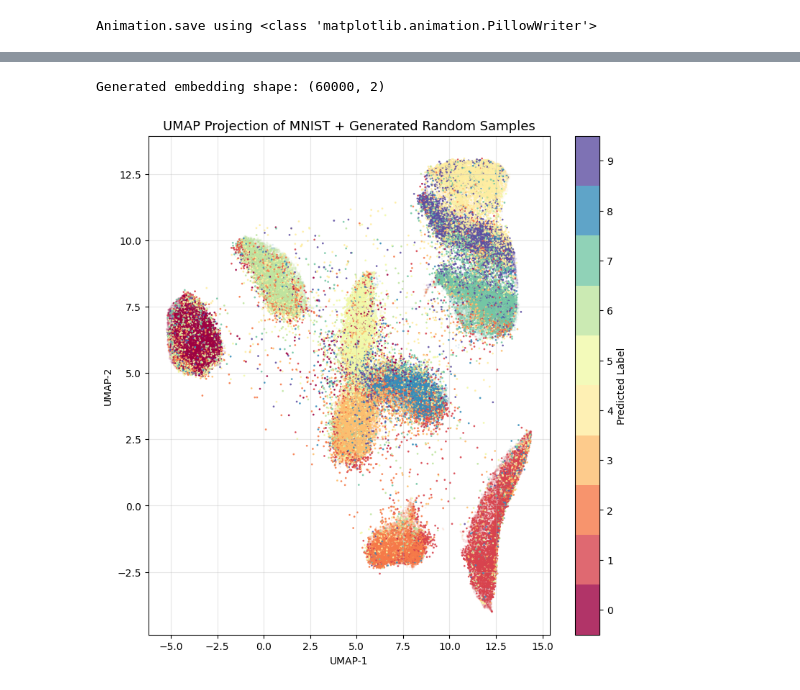
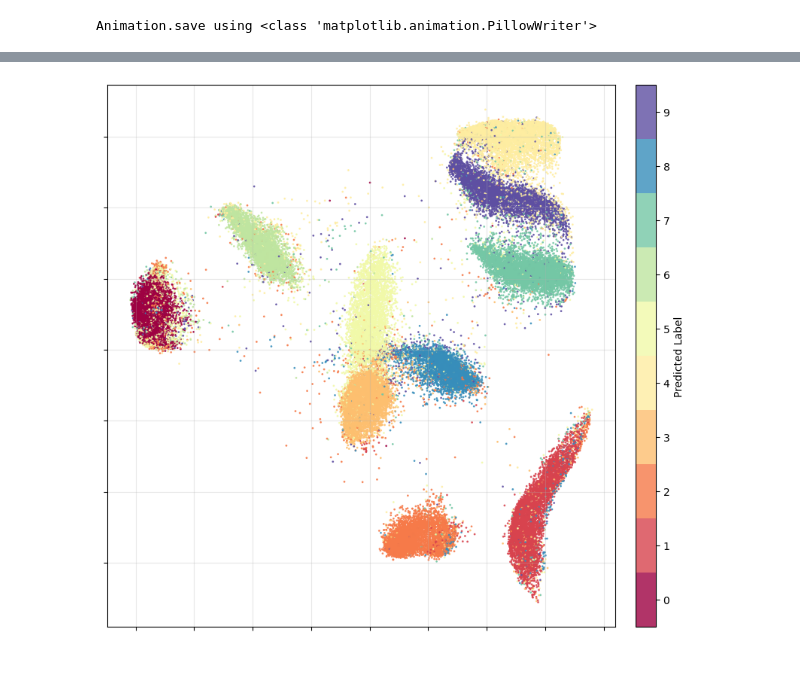
Before and after one commit to s-de-haan/Equilibrium-Fisher-Control, a Jupyter notebook: Multilayer_experiments.ipynb, the cells around one changed output, grey strips where cells are left out. Drawn from its saved outputs; the diff is of its cells as text; code cells hidden in the pictures.

```diff
--- a/Multilayer_experiments.ipynb
+++ b/Multilayer_experiments.ipynb
@@ -418,6 +416,8 @@ for i in range(n_samples):
     #plt.imshow(imgs[i], cmap="gray", vmin=0, vmax=1)
     #plt.imshow(imgs[i], cmap="gray")
     plt.axis("off")
+    if i ==100:
+        break
 
 plt.tight_layout()
 
@@ -469,0 +473,18 @@ plot_receptive_fields(model, normalize=False)
+# %%
+
+inds = [0,9,19,29,49,99,4999]
+fig, axes = plt.subplots(2, len(inds), figsize=(15, 5))
+for i in range(len(inds)):
+    # First row
+    axes[0,i].imshow(video[inds[i]].reshape(28,28).cpu(), cmap="gray")
+    axes[0,i].axis("off")
+    axes[0,i].set_title(f"t = {inds[i]+1}", fontsize=10)
+    axes[1,i].imshow(video2[inds[i]].reshape(28,28).cpu(), cmap="gray")
+    axes[1,i].axis("off")
+
+
+# Reduce horizontal spacing
+plt.subplots_adjust(wspace=0.05, hspace=0.01)
+
+#plt.tight_layout()
+plt.show()
@@ -591,43 +690,58 @@ reducer = joblib.load("umap_model.pkl")
 # Load embedding
 embedding = np.load("mnist_umap_embedding.npy")
 # %%
-x_final = generated_input.clone().detach().cpu()
+"""x_final = generated_input2.clone().detach().cpu()
 sm = torch.nn.Softmax(dim=1)
-#y_hat = sm(rs[-1])
-y_hat = sm(model(generated_input))
+y_hat = sm(model(generated_input2))
 y_labels = torch.argmax(y_hat, dim=1)
 
 embedding_gen = reducer.transform(x_final.numpy())
 print("Generated embedding shape:", embedding_gen.shape)
+"""
+# --- Plot ---
+fig = plt.figure(figsize=(9, 9))
 
-# --- Plot ---
-plt.figure(figsize=(9, 9))
+# Main plot axis (fixed size)
+ax = fig.add_axes([0.1, 0.1, 0.75, 0.8])
 
-# Plot MNIST samples
-scatter_mnist = plt.scatter(
-    embedding[:, 0], embedding[:, 1],
-    c=y.cpu(), cmap="Spectral", s=1, alpha=0.1, label="MNIST"
-)
+# Reserved space for colorbar (always exists!)
+cax = fig.add_axes([0.88, 0.1, 0.03, 0.8])
 
 # Plot generated samples
-scatter_gen = plt.scatter(
+scatter_gen = ax.scatter(
     embedding_gen[:, 0], embedding_gen[:, 1],
     c=y_labels.cpu(), cmap="Spectral", s=1, alpha=0.8, label="Generated"
 )
 
-plt.title("UMAP Projection of MNIST + Generated Random Samples", fontsize=13)
-plt.xlabel("UMAP-1")
-plt.ylabel("UMAP-2")
-plt.grid(True, alpha=0.3)
+"""scatter_mnist = ax.scatter(
+    embedding[:, 0], embedding[:, 1],
+    c=y.cpu(), cmap="Spectral", s=1, alpha=0.8, label="MNIST"
+)"""
 
-# Choose which scatter to colorbar — here, the generated one
-cbar = plt.colorbar(scatter_gen, boundaries=np.arange(11)-0.5, ticks=np.arange(10))
-cbar.set_label("Predicted Label")
+
+# Remove tick labels
+ax.set_xticklabels([])
+ax.set_yticklabels([])
+ax.grid(True, alpha=0.3)
+
+# Toggle this flag
+use_colorbar = True
+
+if use_colorbar:
+    cbar = plt.colorbar(
+        scatter_gen,
+        cax=cax,
+        boundaries=np.arange(11) - 0.5,
+        ticks=np.arange(10)
+    )
+    cbar.set_label("Predicted Label")
+else:
+    # Keep layout identical, just hide colorbar axis
+    cax.axis("off")
 
 plt.show()
 # %% [output]
-Generated embedding shape: (60000, 2)
-[figure, old version]
+[figure, new version]
 # %%
 # --- Plot ---
 plt.figure(figsize=(9, 9))
```
Also changed, not shown: parts of 32 cells of this notebook, 11 other files.
